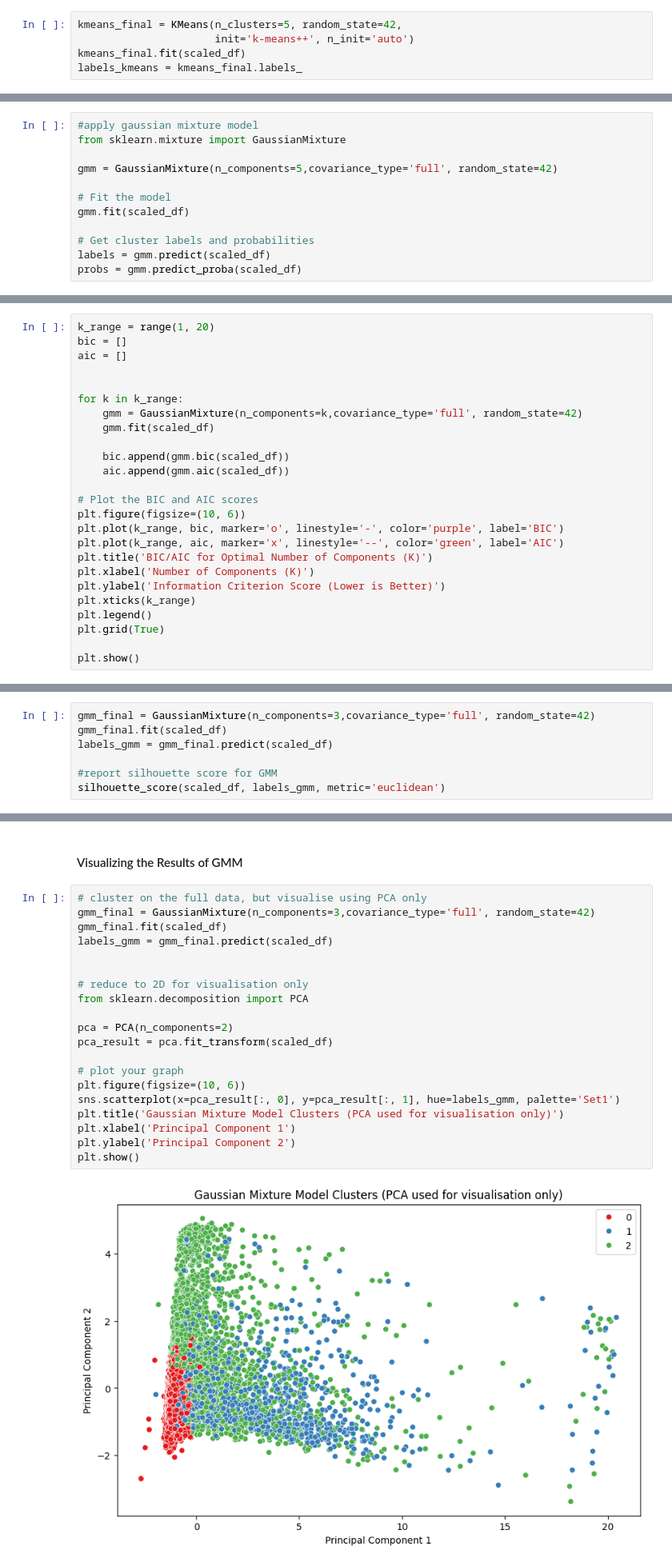
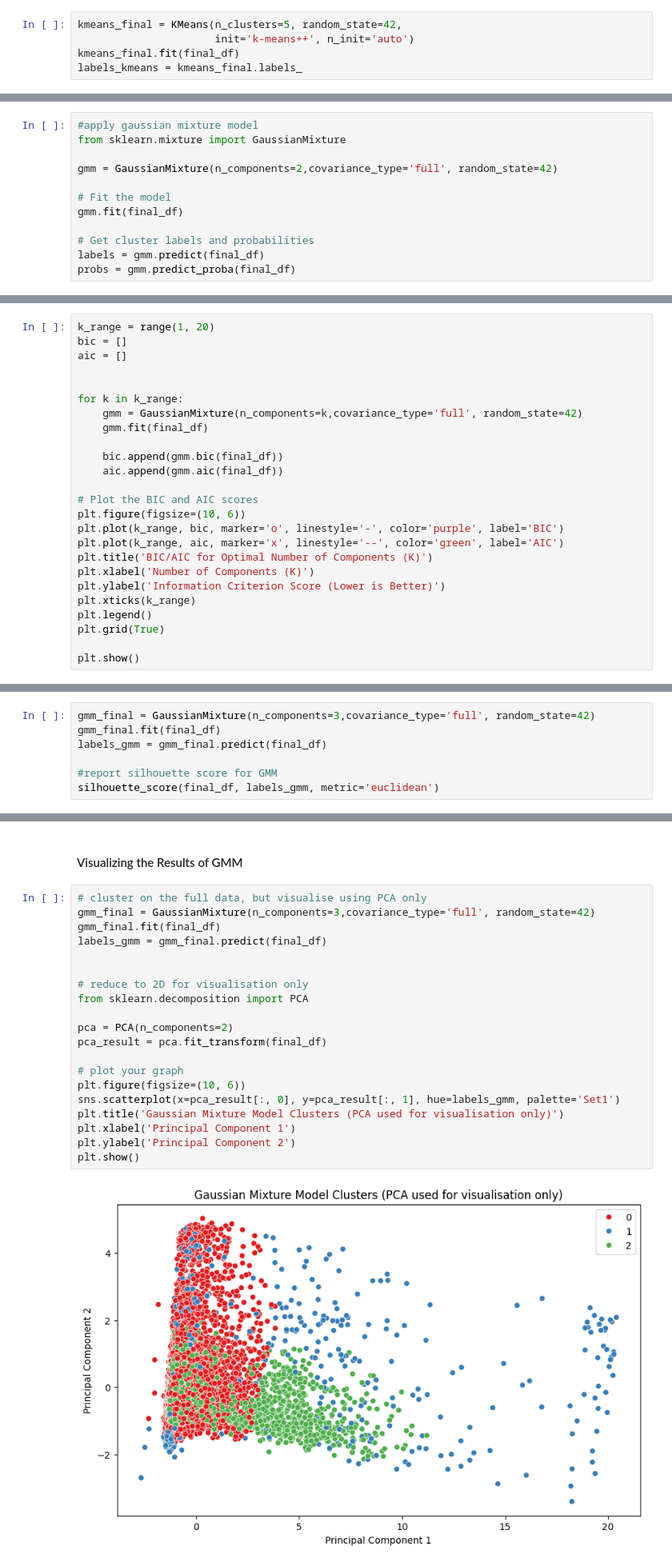
Before and after one commit to WamzMwangi/Advanced_Machine_Learning, a Jupyter notebook: Clustering_Algorithms/Spotify_clustering_project.ipynb, the cells around one changed output, grey strips where cells are left out. Shown at 80% size. Cells and saved outputs as stored; diff of their text form.

```diff
--- a/Clustering_Algorithms/Spotify_clustering_project.ipynb
+++ b/Clustering_Algorithms/Spotify_clustering_project.ipynb
@@ -212,7 +311,7 @@ So from the plot above, the bets value of k is that which minimizes the inertia
 # %%
 kmeans_final = KMeans(n_clusters=5, random_state=42,
                       init='k-means++', n_init='auto')
-kmeans_final.fit(scaled_df)
+kmeans_final.fit(final_df)
 labels_kmeans = kmeans_final.labels_
 # %%
 from sklearn.metrics import silhouette_score
@@ -254,13 +361,13 @@ Apply GMM, optimize for n_components, compare silhouette scores with Kmeans and
 #apply gaussian mixture model
 from sklearn.mixture import GaussianMixture
 
-gmm = GaussianMixture(n_components=5,covariance_type='full', random_state=42)
+gmm = GaussianMixture(n_components=2,covariance_type='full', random_state=42)
 
 # Fit the model
-gmm.fit(scaled_df)
+gmm.fit(final_df)
 
 # Get cluster labels and probabilities
-labels = gmm.predict(scaled_df)
-probs = gmm.predict_proba(scaled_df)
+labels = gmm.predict(final_df)
+probs = gmm.predict_proba(final_df)
 # %%
 #report silhouette score for GMM
@@ -281,10 +388,10 @@ aic = []
 
 for k in k_range:
     gmm = GaussianMixture(n_components=k,covariance_type='full', random_state=42)
-    gmm.fit(scaled_df)
+    gmm.fit(final_df)
 
-    bic.append(gmm.bic(scaled_df))
-    aic.append(gmm.aic(scaled_df))
+    bic.append(gmm.bic(final_df))
+    aic.append(gmm.aic(final_df))
 
 # Plot the BIC and AIC scores
 plt.figure(figsize=(10, 6))
@@ -304,9 +411,9 @@ plt.show()
 From the plot above- I will go with 3 gaussian components.
 # %%
 gmm_final = GaussianMixture(n_components=3,covariance_type='full', random_state=42)
-gmm_final.fit(scaled_df)
-labels_gmm = gmm_final.predict(scaled_df)
+gmm_final.fit(final_df)
+labels_gmm = gmm_final.predict(final_df)
 
 #report silhouette score for GMM
-silhouette_score(scaled_df, labels_gmm, metric='euclidean')
+silhouette_score(final_df, labels_gmm, metric='euclidean')
 # %% [output]
@@ -316,25 +423,25 @@ silhouette_score(scaled_df, labels_gmm, metric='euclidean')
 # %%
 # cluster on the full data, but visualise using PCA only
 gmm_final = GaussianMixture(n_components=3,covariance_type='full', random_state=42)
-gmm_final.fit(scaled_df)
-labels_gmm = gmm_final.predict(scaled_df)
+gmm_final.fit(final_df)
+labels_gmm = gmm_final.predict(final_df)
 
 
 # reduce to 2D for visualisation only
 from sklearn.decomposition import PCA
 
 pca = PCA(n_components=2)
-pca_result = pca.fit_transform(scaled_df)
+pca_result = pca.fit_transform(final_df)
 
 # plot your graph
 plt.figure(figsize=(10, 6))
 sns.scatterplot(x=pca_result[:, 0], y=pca_result[:, 1], hue=labels_gmm, palette='Set1')
 plt.title('Gaussian Mixture Model Clusters (PCA used for visualisation only)')
 plt.xlabel('Principal Component 1')
 plt.ylabel('Principal Component 2')
 plt.show()
 # %% [output]
-[figure, old version]
+[figure, new version]
 # %% [markdown]
 As you can see from the visualization, GMM still has a lot of overlap in its clusters, and this is validated by the lower silhouette scores compared to K-Means
 
```
Also changed, not shown: parts of 32 cells of this notebook, 2 other files.
